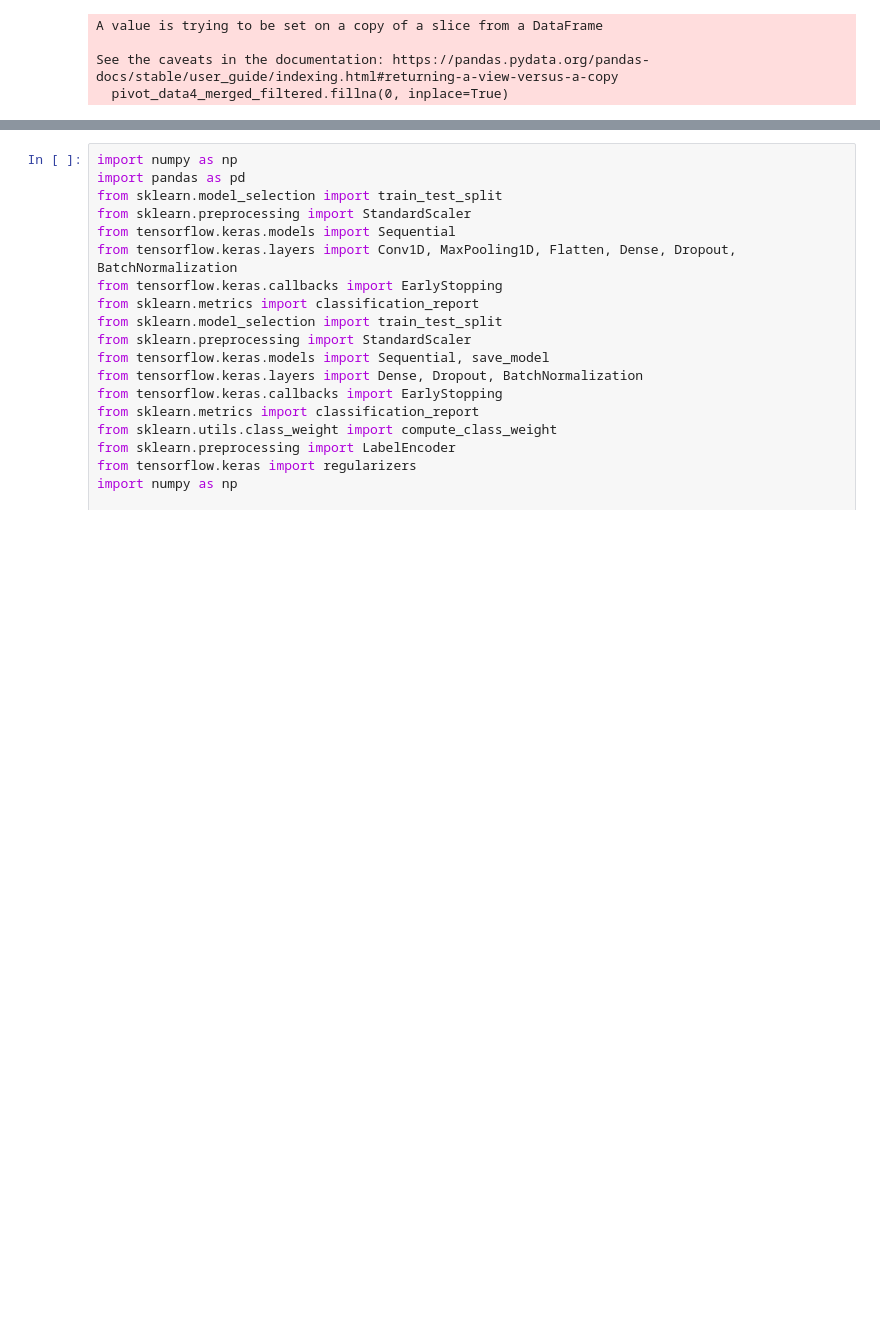
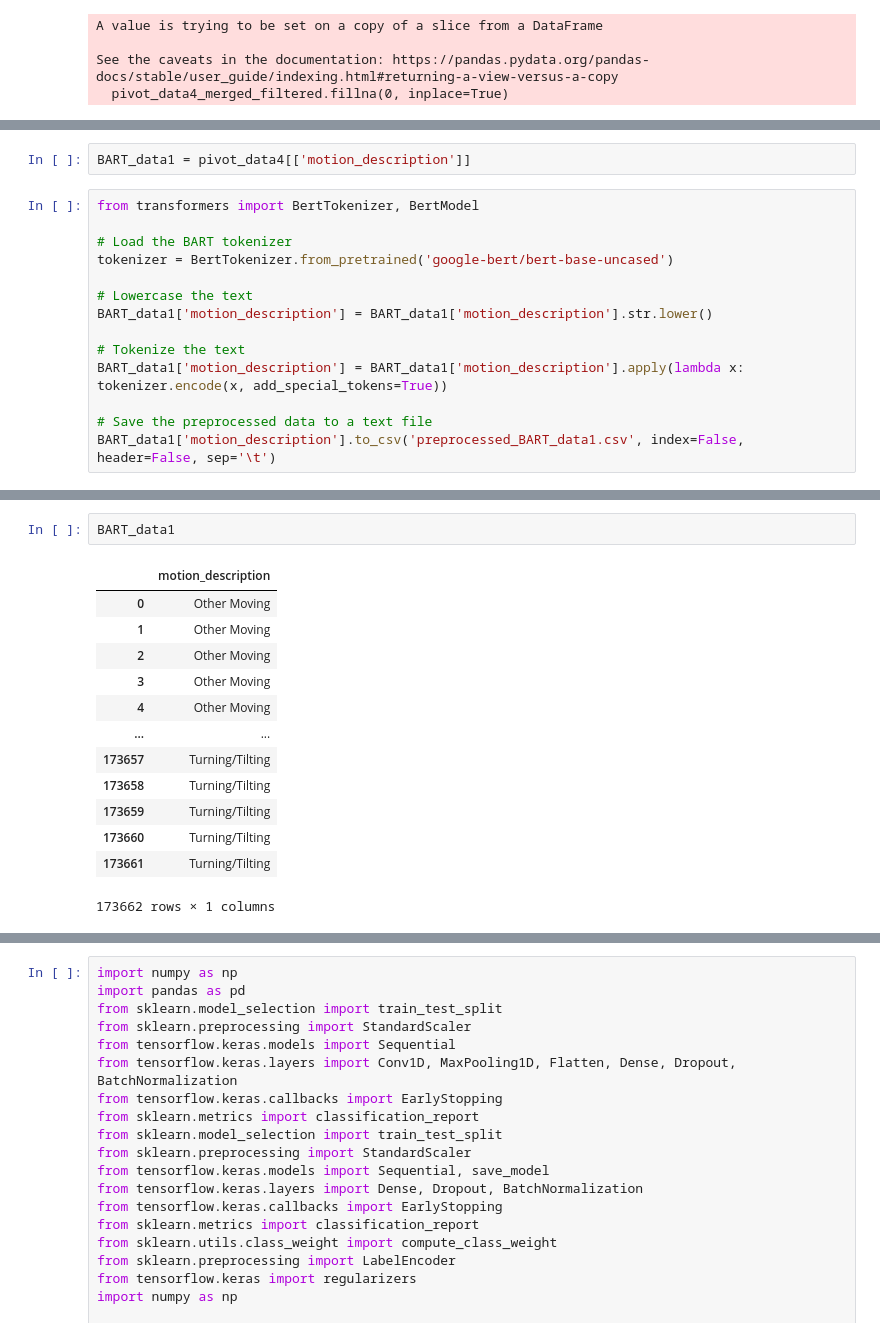
Before and after one commit to twotango/messenger, a Jupyter notebook: Research/Weeks/Week_14/14_3.ipynb, the cells around one changed output, grey strips where cells are left out. Saved outputs shown, nothing was run; the diff lists cells and outputs as text; blank space fills up the shorter version.

```diff
--- a/Research/Weeks/Week_14/14_3.ipynb
+++ b/Research/Weeks/Week_14/14_3.ipynb
@@ -338,0 +339,16 @@ pivot_data4['true_motion'] = y_pred
+# %%
+BART_data1 = pivot_data4[['motion_description']]
+# %%
+from transformers import BertTokenizer, BertModel
+
+# Load the BART tokenizer
+tokenizer = BertTokenizer.from_pretrained('google-bert/bert-base-uncased')
+
+# Lowercase the text
+BART_data1['motion_description'] = BART_data1['motion_description'].str.lower()
+
+# Tokenize the text
+BART_data1['motion_description'] = BART_data1['motion_description'].apply(lambda x: tokenizer.encode(x, add_special_tokens=True))
+
+# Save the preprocessed data to a text file
+BART_data1['motion_description'].to_csv('preprocessed_BART_data1.csv', index=False, header=False, sep='\t')
@@ -338,0 +366,16 @@ pivot_data4['true_motion'] = y_pred
+# %%
+BART_data1
+# %% [output]
+|  | motion_description |
+| 0 | Other Moving |
+| 1 | Other Moving |
+| 2 | Other Moving |
+| 3 | Other Moving |
+| 4 | Other Moving |
+| ... | ... |
+| 173657 | Turning/Tilting |
+| 173658 | Turning/Tilting |
+| 173659 | Turning/Tilting |
+| 173660 | Turning/Tilting |
+| 173661 | Turning/Tilting |
+173662 rows × 1 columns
```
Also changed, not shown: parts of 8 cells of this notebook, 2 other files.
